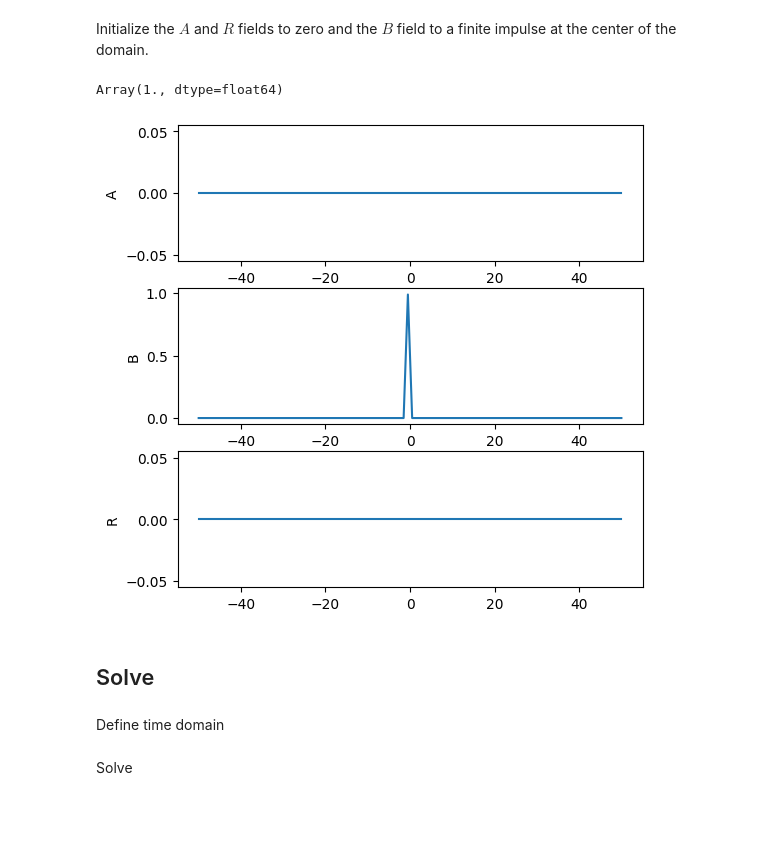
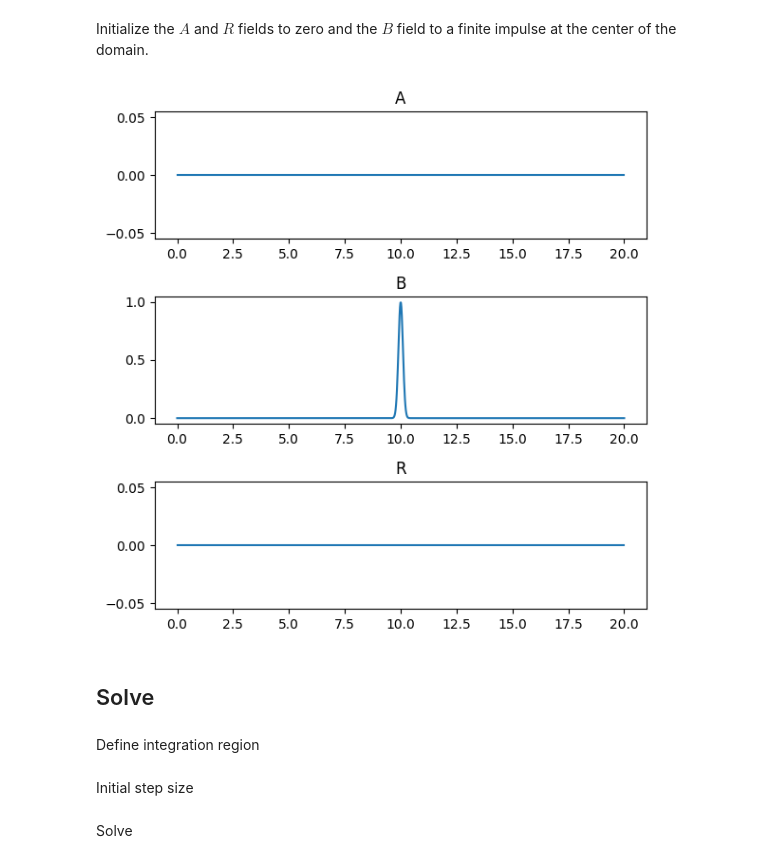
Before and after one commit to dewitt-lab/immunowave, a Jupyter notebook: notebooks/quickstart.ipynb, the cells around one changed output. Drawn from its saved outputs; the diff is of its cells as text; code cells hidden in the pictures; blank space fills up the shorter version.

```diff
--- a/notebooks/quickstart.ipynb
+++ b/notebooks/quickstart.ipynb
@@ -9 +21,6 @@ import matplotlib.pyplot as plt
+# %%
+class FHNB_state(iw.State):
+    A: iw.ScalarField
+    B: iw.ScalarField
+    R: iw.ScalarField
 # %% [markdown]
@@ -34,12 +42,3 @@ Parameters:
 - $\xi$: Diffusion coefficient of bacteria.
 - $\lambda$: Rate of bacteria growth.
 - $\mu$: Rate of bacteria death response to antimicrobial peptide.
-# %%
-class FHNB_state(eqx.Module):
-    A: iw.ScalarField
-    B: iw.ScalarField
-    R: iw.ScalarField
-
-    def __post_init__(self):
-        self.A.check_aligned(self.B)
-        self.A.check_aligned(self.R)
@@ -84,19 +89,19 @@ FHNB_model(α=1.0, θ=0.1, η=0.2, ρ=0.0, ε=0.0, ξ=1.0, λ=0.5, μ=1.0)
 # %% [markdown]
 Spatial discretization
 # %%
-L = 100.0
-n = 100
+L = 20.0
+n = 1000
 
 shape = (n,)
-lb = [-L / 2]
+lb = [0]
 h = L / (n - 1)
 # %% [markdown]
 Initialize the $A$ and $R$ fields to zero and the $B$ field to a finite impulse at the center of the domain.
 # %%
-A = iw.ScalarField(shape, lb, h, 0)
-B = iw.ScalarField(shape, lb, h, fn=lambda x: jnp.where(jnp.abs(x) < h / 2, 1 / h, 0))
-R = iw.ScalarField(shape, lb, h, 0)
-
-B.integral()
+state = FHNB_state(
+    A=iw.ScalarField(shape, lb, h, 0),
+    B=iw.ScalarField(
+        shape, lb, h, fn=lambda x: 1 * jnp.exp(-((x - L / 2) ** 2) / (2 * 0.1**2))
+    ),
+    R=iw.ScalarField(shape, lb, h, 0),
+)
-# %% [output]
-Array(1., dtype=float64)
@@ -105,10 +108,11 @@ state0 = FHNB_state(A, B, R)
-# %%
-model.plot(state0)
-# %% [output]
-[figure, removed]
+# %%
+axes = state.plot()
+plt.show()
+# %% [output]
+[figure, added]
 # %% [markdown]
 ## Solve
-# %% [markdown]
-Define time domain
+# %% [markdown]
+Define integration region
 # %%
 t0 = 0.0
@@ -116,0 +120,2 @@ t = np.linspace(t0, t1, 20)
+# %% [markdown]
+Initial step size
```
Also changed, not shown: parts of 23 cells of this notebook, 9 other files.
